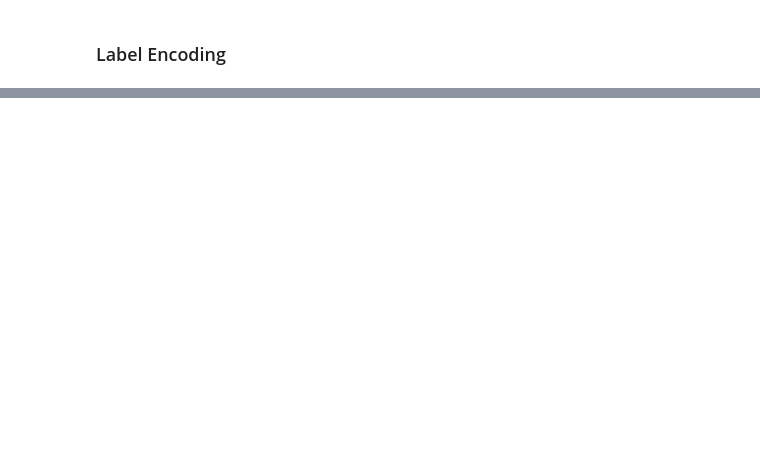
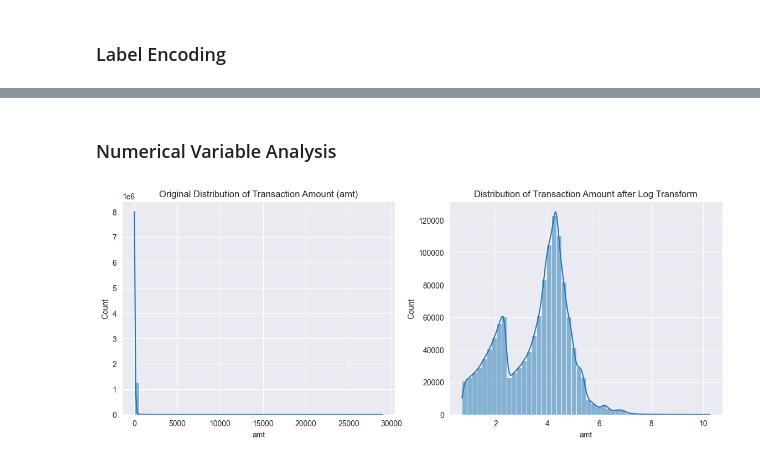
Before and after one commit to klinq16/CreditCardFraudDetection, a Jupyter notebook: src_code/model.ipynb, the cells around one changed output, grey strips where cells are left out. Drawn from its saved outputs; the diff is of its cells as text; code cells hidden in the pictures; blank space fills up the shorter version.

```diff
--- a/src_code/model.ipynb
+++ b/src_code/model.ipynb
@@ -156,0 +183,17 @@ df.head ()
+# %% [markdown]
+### Numerical Variable Analysis
+# %%
+plt.figure(figsize=(14, 5))
+
+# Original Distribution
+plt.subplot(1, 2, 1)
+sns.histplot(df['amt'], bins=50, kde=True)
+plt.title('Original Distribution of Transaction Amount (amt)')
+
+# Log-transformed Distribution
+plt.subplot(1, 2, 2)
+sns.histplot(np.log1p(df['amt']), bins=50, kde=True)
+plt.title('Distribution of Transaction Amount after Log Transform')
+plt.show()
+# %% [output]
+[figure, added]
```
Also changed, not shown: parts of 10 cells of this notebook.
